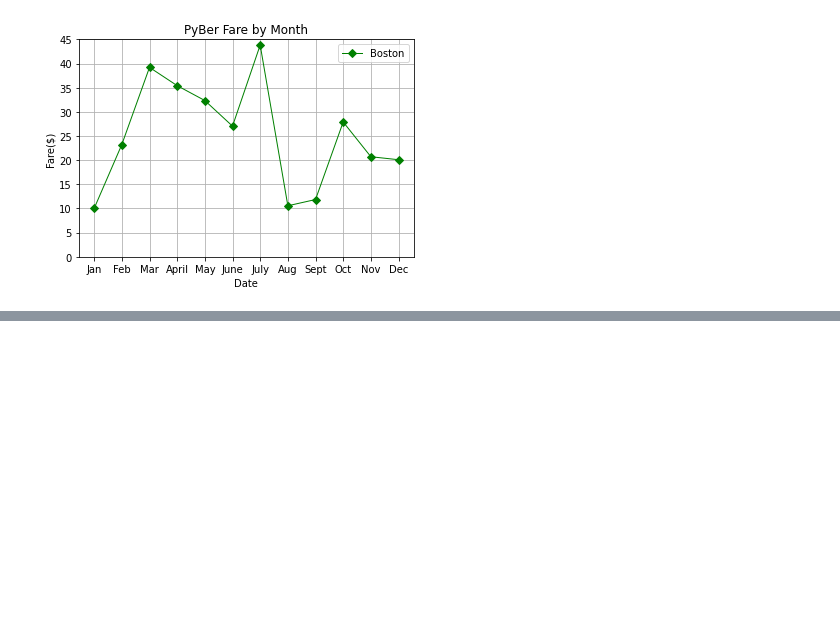
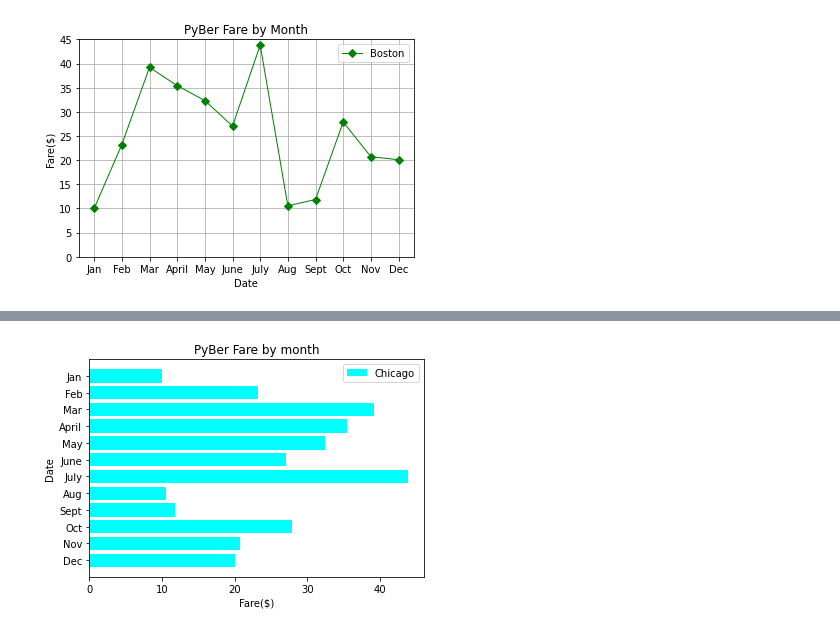
Before and after one commit to velasciraptor/PyBer_Analysis, a Jupyter notebook: matplotlib_practice.ipynb, the cells around one changed output, grey strips where cells are left out. Saved outputs shown, nothing was run; the diff lists cells and outputs as text; code cells hidden in the pictures; blank space fills up the shorter version.

```diff
--- a/matplotlib_practice.ipynb
+++ b/matplotlib_practice.ipynb
@@ -60,0 +104,13 @@ plt.legend()
+# %%
+# HORIZONTAL BAR CHART
+
+# Create the plot with ax.plt()
+fig, ax = plt.subplots()
+ax.barh(x_axis, y_axis, color="cyan", label="Chicago")
+ax.legend()
+ax.set_title("PyBer Fare by month")
+ax.set_ylabel("Date")
+ax.set_xlabel("Fare($)")
+ax.invert_yaxis()
+# %% [output]
+[figure, added]
```
Also changed, not shown: parts of 5 cells of this notebook.
